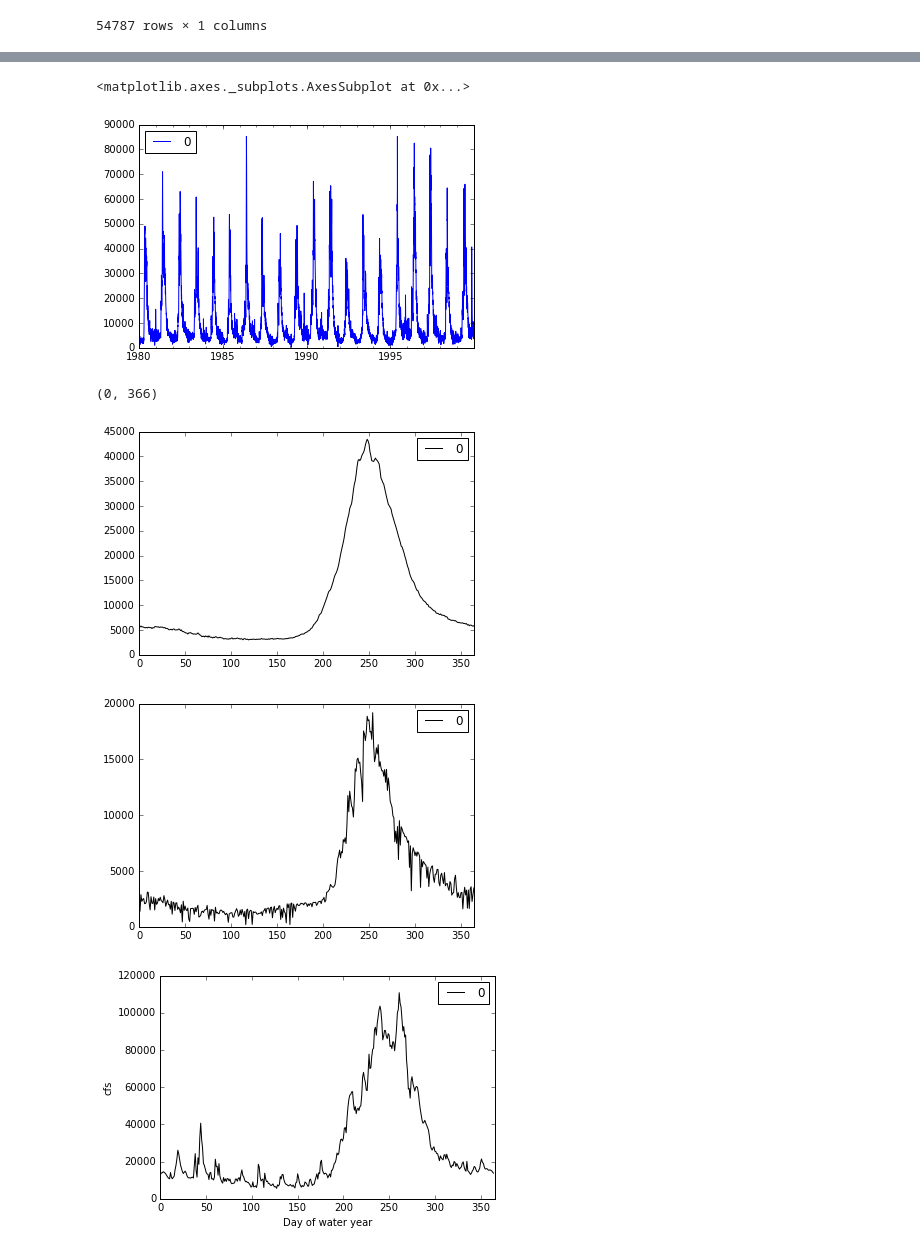
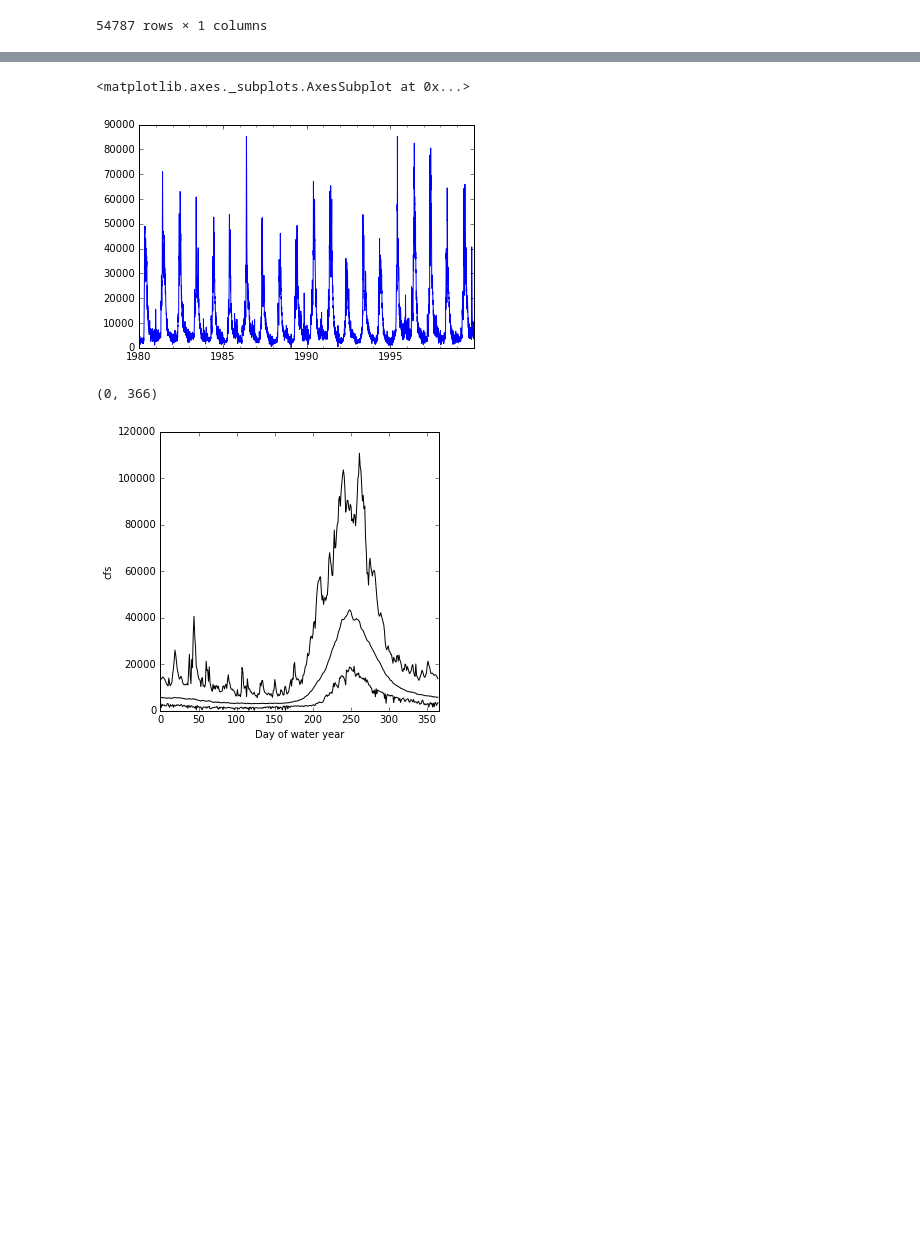
Before and after one commit to julievano/storyline_plots, a Jupyter notebook: notebooks/storylines_metrics_libby.ipynb, the cells around one changed output, grey strips where cells are left out. Cells and saved outputs as stored; diff of their text form; code cells hidden in the pictures; blank space fills up the shorter version.

```diff
--- a/notebooks/storylines_metrics_libby.ipynb
+++ b/notebooks/storylines_metrics_libby.ipynb
@@ -10,12 +10,11 @@ pd.set_option('display.max_rows', 3)
 # %%
 #Location of files
-filepath = '/Users/vano/Dropbox/raid/rmjoc2/nrni/%s.csv'
-location = 'NRNI_Flows_1929-2008_Corrected_08-2016'
+filepath = '/Users/vano/Dropbox/raid/rmjoc2/%s.csv'
+location = 'nrni/NRNI_Flows_1929-2008_Corrected_08-2016'
 filepath%location
 
-filepath2 = '/Users/vano/Dropbox/raid/rmjoc2/bcsd/%s.csv'
-location2 = 'CCSM4_rcp85_BCSD_VIC_P1-LIB-biascorrected_streamflow-provisional_0.3'
-filepath2%location2
+location2 = 'bcsd/CCSM4_rcp85_BCSD_VIC_P1-LIB-biascorrected_streamflow-provisional_0.3'
+filepath%location2
 
 #Joe (eventually): what is the best way to do a remote path - for example, the files I'd like to use are at
 #hydra:/raid3/oriana/bpa/future/VIC/calib_inverse/bcsd/{GCM}/{RCP}/deliverables/
@@ -48,7 +55,7 @@ tsv2
 54787 rows × 1 columns
 # %%
 rng = pd.date_range('07/1/1928', periods=29312, freq='D')
-tsv1 = pd.DataFrame(nrni,index=rng, dtype='int32') #Joe: unsure why ts1 gives NaNs
-ts = pd.DataFrame(nrni.values,index=rng, dtype='int32')  #Joe: another way?  this works but lose the header
+ts = pd.Series(nrni.values, index=rng)  #Joe: a better way?  this works but lose the header
+ts = ts.astype(np.float)
 ts
 # %% [output]
@@ -73,5 +80,5 @@ ts.describe()
 ts['1980':'1999'].plot()  #Joe: what is the difference between plot() at end or at the beginning?
 # %% [output]
 <matplotlib.axes._subplots.AxesSubplot at 0x...>
-[figure, old version]
+[figure, new version]
 # %%
@@ -87,14 +99,14 @@ def water_day(indate):
 # %%
-ax = ts.groupby(lambda x:water_day(x)).mean().plot(style='k-')
-ax = ts.groupby(lambda x:water_day(x)).min().plot(style='k-')
-ax = ts.groupby(lambda x:water_day(x)).max().plot(style='k-')
+fig, ax = plt.subplots(1, 1, figsize=(5, 5))
+
+ts.groupby(lambda x:water_day(x)).mean().plot(style='k-', ax=ax)
+ts.groupby(lambda x:water_day(x)).min().plot(style='k-', ax=ax)
+ts.groupby(lambda x:water_day(x)).max().plot(style='k-', ax=ax)
 ax.set_ylabel('cfs')
 ax.set_xlabel('Day of water year')
 plt.xlim((0,366))
 
 #using this approach, how get on the same plot?
 # %% [output]
 (0, 366)
-[figure, old version]
+[figure, new version]
-[figure, removed]
-[figure, removed]
```
Also changed, not shown: parts of 24 cells of this notebook, 1 other file.
